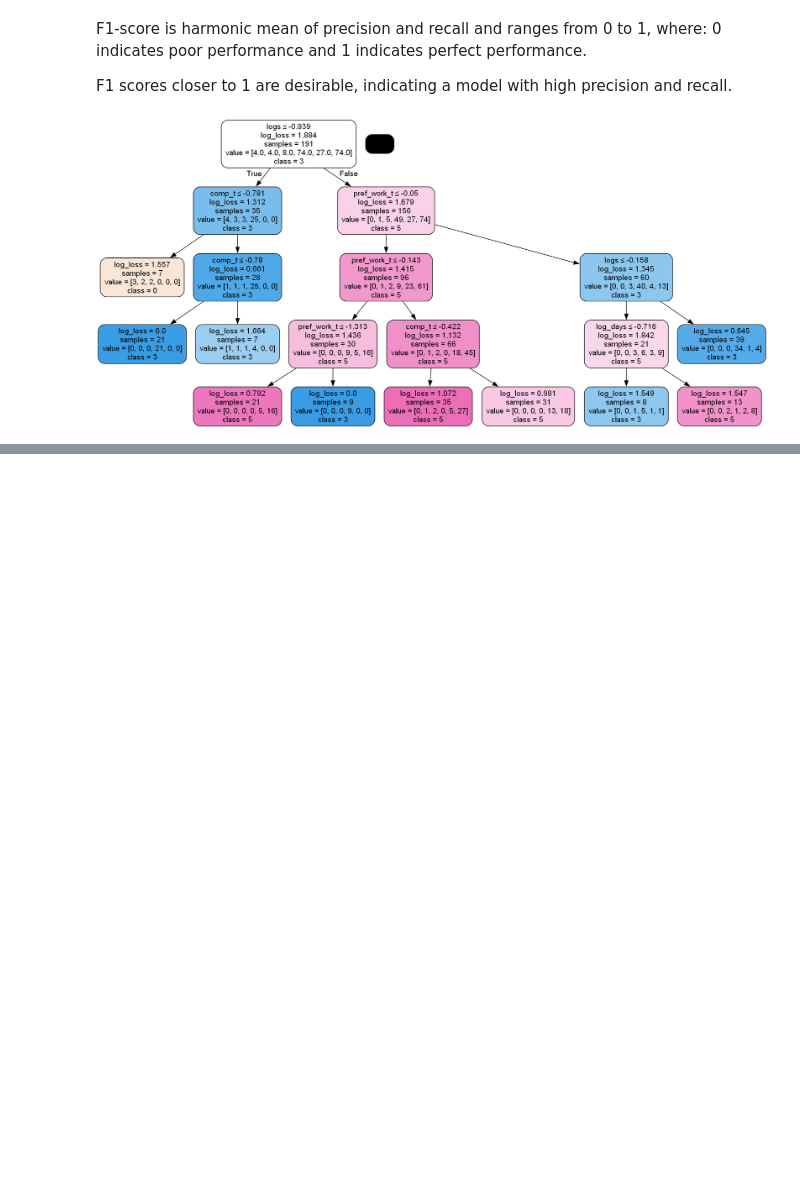
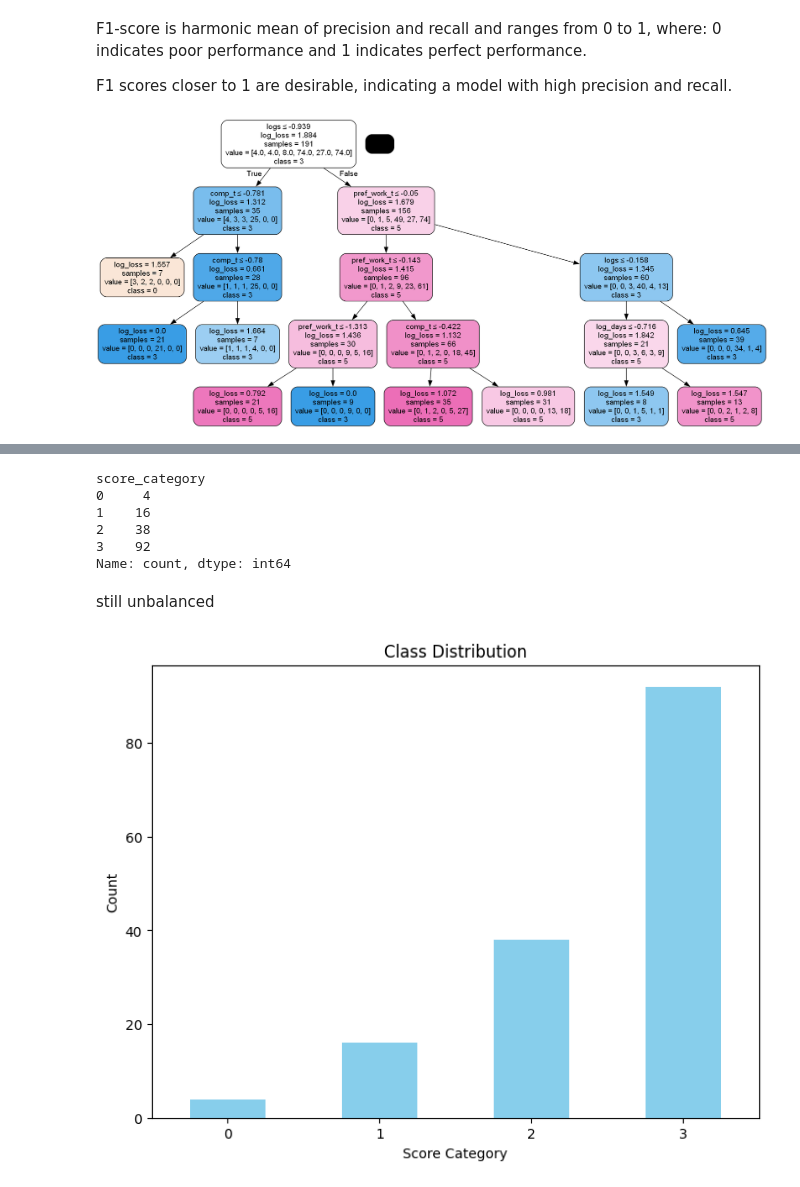
Before and after one commit to fskgiulia/JYUEF01, a Jupyter notebook: project_notebook.ipynb, the cells around one changed output, grey strips where cells are left out. Cells and saved outputs as stored; diff of their text form; code cells hidden in the pictures; blank space fills up the shorter version.

```diff
--- a/project_notebook.ipynb
+++ b/project_notebook.ipynb
@@ -568,0 +603,25 @@ Image(graph.create_png())
+# %%
+class_distribution=df_standardized['score_category'].value_counts().sort_index()
+print(class_distribution)
+# %% [output]
+score_category
+0     4
+1    16
+2    38
+3    92
+Name: count, dtype: int64
+# %% [markdown]
+still unbalanced
+# %%
+# Class distribution
+import matplotlib.pyplot as plt
+
+plt.figure(figsize=(8, 6))
+class_distribution.plot(kind='bar', color='skyblue')
+plt.title('Class Distribution')
+plt.xlabel('Score Category')
+plt.ylabel('Count')
+plt.xticks(rotation=0)
+plt.show()
+# %% [output]
+[figure, added]
```
Also changed, not shown: parts of 9 cells of this notebook, 1 other file.
